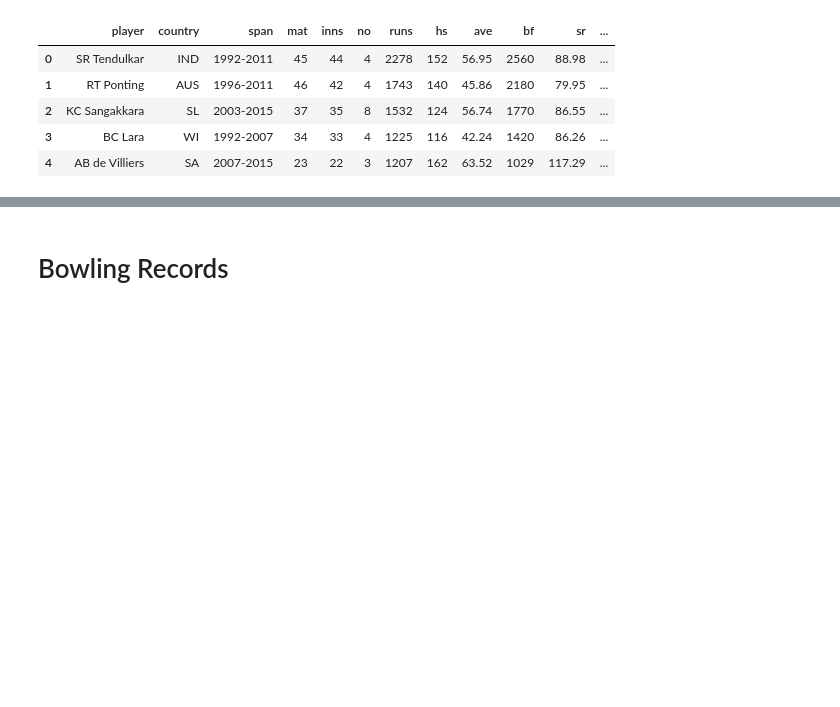
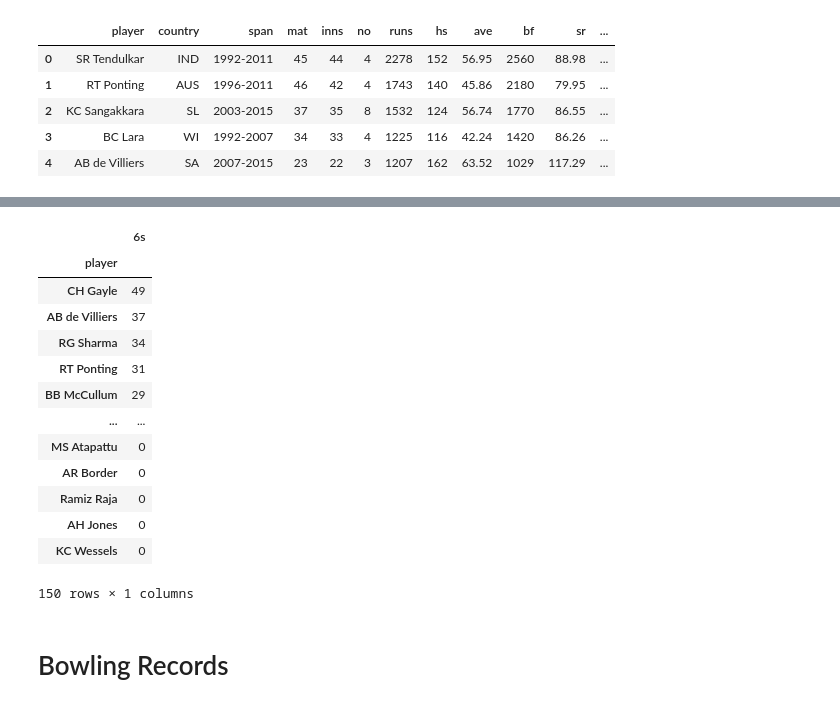
Before and after one commit to jeniljani-4444/End-To-End-World-Cup-Analysis-Web-App, a Jupyter notebook: World Cup Data.ipynb, the cells around one changed output, grey strips where cells are left out. Drawn from its saved outputs; the diff is of its cells as text; code cells hidden in the pictures; blank space fills up the shorter version.

```diff
--- a/World Cup Data.ipynb
+++ b/World Cup Data.ipynb
@@ -173,3 +173,22 @@ df_runs[df_runs['player'] == 'RG Sharma']
+# %%
+df_runs['0'] = df_runs['0'].astype('int')
+# %%
+df_runs.groupby('player')[['6s']].sum().sort_values('6s',ascending=False)
+# %% [output]
+|  | 6s |
+| player |  |
+| CH Gayle | 49 |
+| AB de Villiers | 37 |
+| RG Sharma | 34 |
+| RT Ponting | 31 |
+| BB McCullum | 29 |
+| ... | ... |
+| MS Atapattu | 0 |
+| AR Border | 0 |
+| Ramiz Raja | 0 |
+| AH Jones | 0 |
+| KC Wessels | 0 |
+150 rows × 1 columns
 # %% [markdown]
 # Bowling Records
 # %%
```
Also changed, not shown: parts of 5 cells of this notebook, 3 other files.
